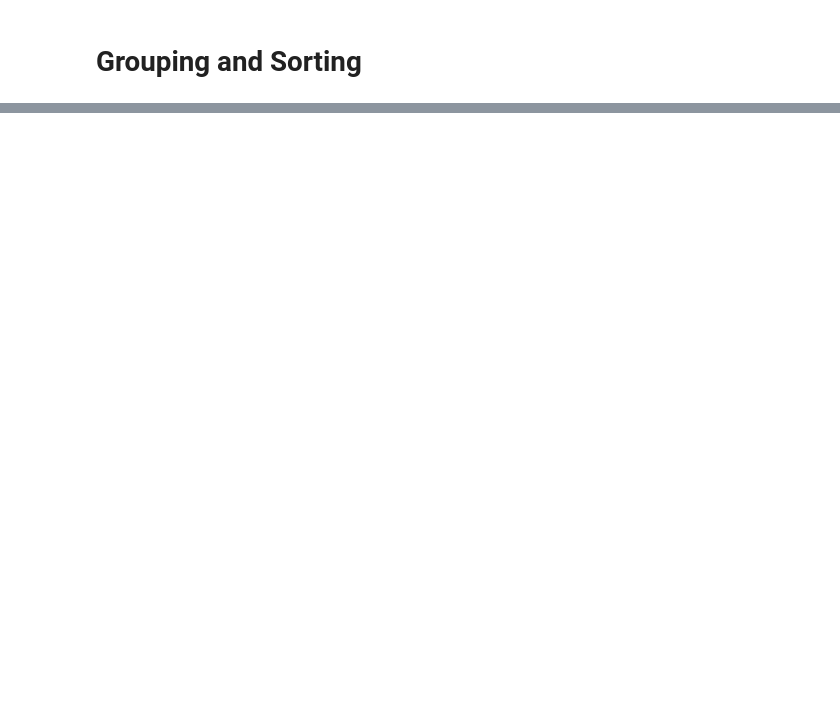
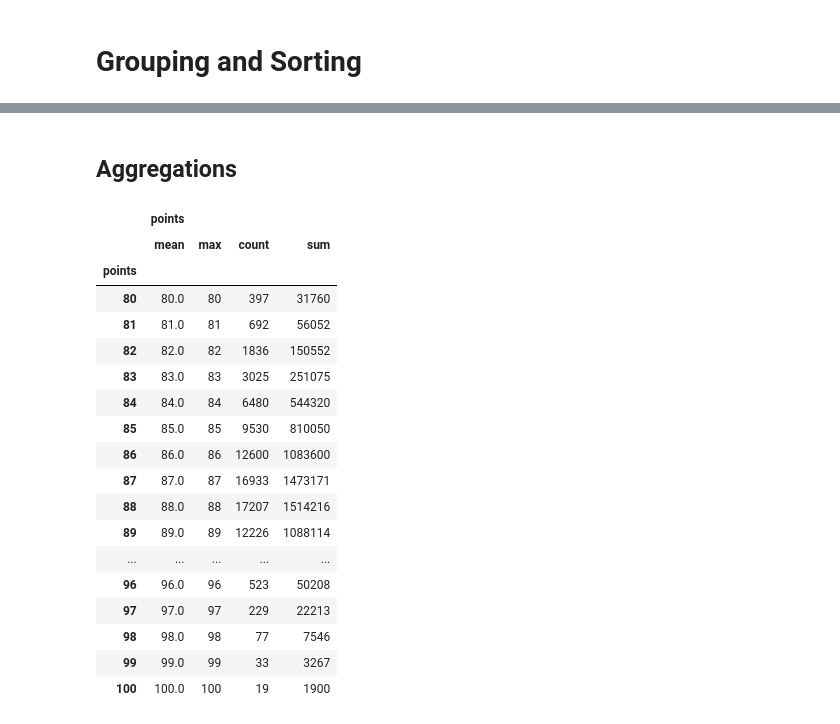
Before and after one commit to SurfyPenguin/ml-basics, a Jupyter notebook: src/pandas_/grouping-and-sorting/main.ipynb, the cells around one changed output, grey strips where cells are left out. Cells and saved outputs as stored; diff of their text form; code cells hidden in the pictures; blank space fills up the shorter version.

```diff
--- a/src/pandas_/grouping-and-sorting/main.ipynb
+++ b/src/pandas_/grouping-and-sorting/main.ipynb
@@ -38 +64,25 @@ Name: price, Length: 21, dtype: float64
+# %% [markdown]
+## Aggregations
+# %%
+reviews.groupby("points").agg({"points": ["mean", "max", "count", "sum"]})
+# %% [output]
+|  | points |  |  |  |
+|  | mean | max | count | sum |
+| points |  |  |  |  |
+| 80 | 80.0 | 80 | 397 | 31760 |
+| 81 | 81.0 | 81 | 692 | 56052 |
+| 82 | 82.0 | 82 | 1836 | 150552 |
+| 83 | 83.0 | 83 | 3025 | 251075 |
+| 84 | 84.0 | 84 | 6480 | 544320 |
+| 85 | 85.0 | 85 | 9530 | 810050 |
+| 86 | 86.0 | 86 | 12600 | 1083600 |
+| 87 | 87.0 | 87 | 16933 | 1473171 |
+| 88 | 88.0 | 88 | 17207 | 1514216 |
+| 89 | 89.0 | 89 | 12226 | 1088114 |
+| ... | ... | ... | ... | ... |
+| 96 | 96.0 | 96 | 523 | 50208 |
+| 97 | 97.0 | 97 | 229 | 22213 |
+| 98 | 98.0 | 98 | 77 | 7546 |
+| 99 | 99.0 | 99 | 33 | 3267 |
+| 100 | 100.0 | 100 | 19 | 1900 |
 # %%
```
Also changed, not shown: parts of 6 cells of this notebook.
